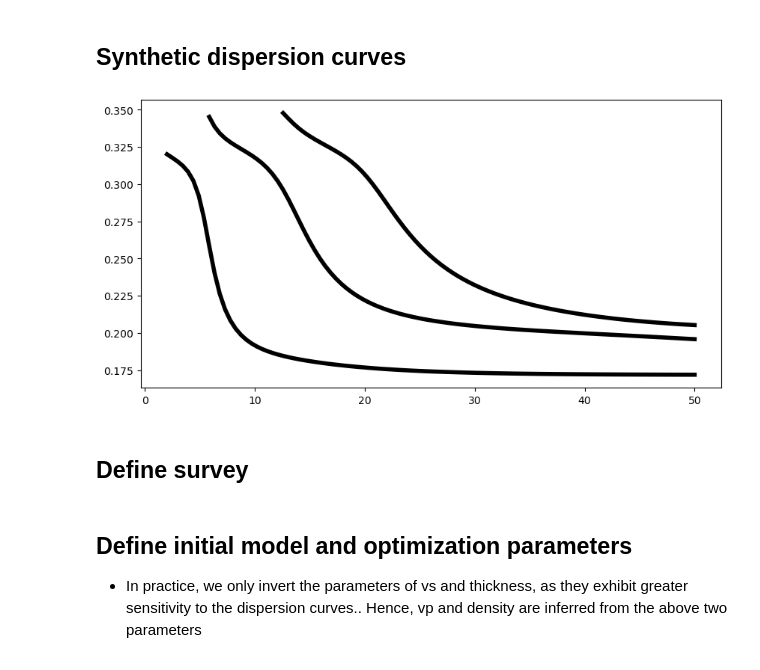
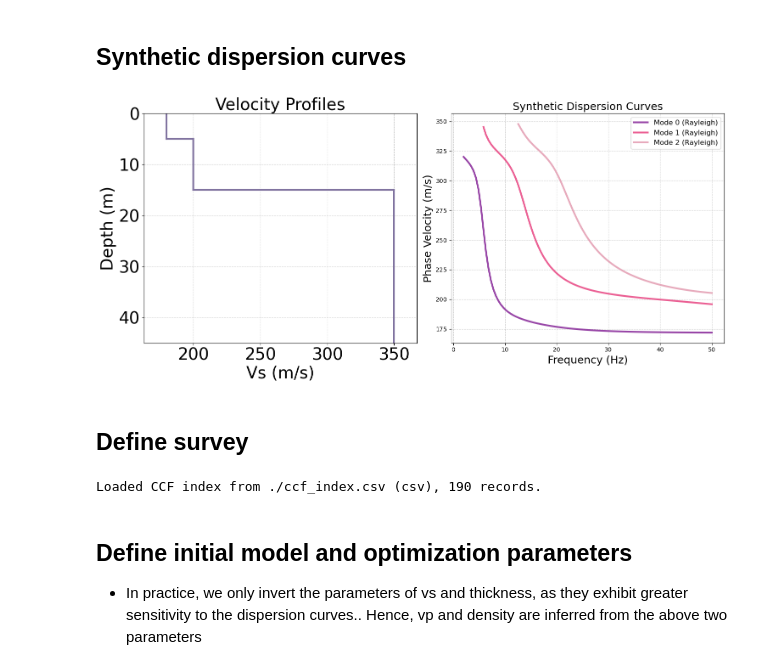
Before and after one commit to VianWan/noiseba, a Jupyter notebook: examples/inversion_demo.ipynb, the cells around one changed output. Saved outputs shown, nothing was run; the diff lists cells and outputs as text; code cells hidden in the pictures.

Commit message:
inversion model adjust

```diff
--- a/examples/inversion_demo.ipynb
+++ b/examples/inversion_demo.ipynb
@@ -17,23 +17,46 @@ from noiseba.optimization import PSO
 # %%
 # thickness(km), vp(km/s), vs, rho in sequence
 velocity_model = np.array([
    [0.005, 1.50, 0.18, 1.78],
    [0.01,  1.60, 0.20, 1.80],
    [0.05,  1.70, 0.35, 1.85],
 ])
 
-# frequencies
-fdisp = np.linspace(2, 50, 101)
+frequencies = np.linspace(2, 50, 101)
+periods = np.flipud(1 / frequencies)  # Sort periods from high to low for disba
 
-# Periods (must be sorted starting with low periods)
-period = np.flipud(1/fdisp)
+# Calculate theoretical dispersion curves for Rayleigh waves
 pd = PhaseDispersion(*velocity_model.T)
-cpr = [pd(period, mode=i, wave="rayleigh") for i in range(3)]
+cpr = [
+    pd(periods, mode=i, wave="rayleigh") for i in range(3)  # Fundamentals + first 2 higher modes
+]
 
-plt.figure(figsize=(10, 5))
-for imode in range(3):
-    plt.plot(np.flipud(1/cpr[imode][0]), np.flipud(cpr[imode][1]), 'k', lw=4,)
+# Plot velocity profile
+fig, axes = plt.subplots(1, 2, figsize=(15, 7))
+plot_velocity_profile(velocity_model[:, 2], velocity_model[:, 0], axes=axes[0], unit='m')
+axes[0].grid(True, linestyle='--', alpha=0.6)
+
+colors = [ '#7E1891', '#E73879', '#E195AB']
+for i, item in enumerate(cpr):
+    freq = np.flipud(1 / item.period)
+    vel = np.flipud(item.velocity) * 1e3
+    axes[1].plot(
+        freq, vel,
+        color=colors[i],
+        linewidth=3,
+        label=f'Mode {i} (Rayleigh)',
+        alpha=0.8
+    )
+
+axes[1].set_xlabel('Frequency (Hz)', fontsize=18)
+axes[1].set_ylabel('Phase Velocity (m/s)', fontsize=18)
+axes[1].set_title('Synthetic Dispersion Curves', fontsize=18)
+axes[1].grid(True, linestyle='--', alpha=0.6)
+axes[1].legend(fontsize=12)
+
+plt.tight_layout()
+plt.show()
 # %% [output]
-[figure, old version]
+[figure, new version]
 # %% [markdown]
 ## Define survey
@@ -47,3 +63,13 @@ curves = [Curve(freq=np.flipud(1 / cpr[0].period), velocity=np.flipud(cpr[0].vel
+# %%
+ccf_index = load_ccf_index('./ccf_index.csv')
+# Store the observed curves
+curves = [Curve(freq=np.flipud(1 / cpr[0].period), velocity=np.flipud(cpr[0].velocity), wave_type='rayleigh', mode=0,),
+           Curve(freq=np.flipud(1 / cpr[1].period), velocity=np.flipud(cpr[1].velocity), wave_type='rayleigh', mode=1)]
+
+# Assign the spatial position coordinates of the dispersion curve
+curves = assign_locations_from_ccf_index(curves, ccf_index)
+# %% [output]
+Loaded CCF index from ./ccf_index.csv (csv), 190 records.
 # %% [markdown]
 ## Define initial model and optimization parameters
 - In practice, we only invert the parameters of vs and thickness, as they exhibit greater sensitivity to the dispersion curves.. Hence, vp and density are inferred from the above two parameters
```
Also changed, not shown: parts of 13 cells of this notebook, 11 other files.
